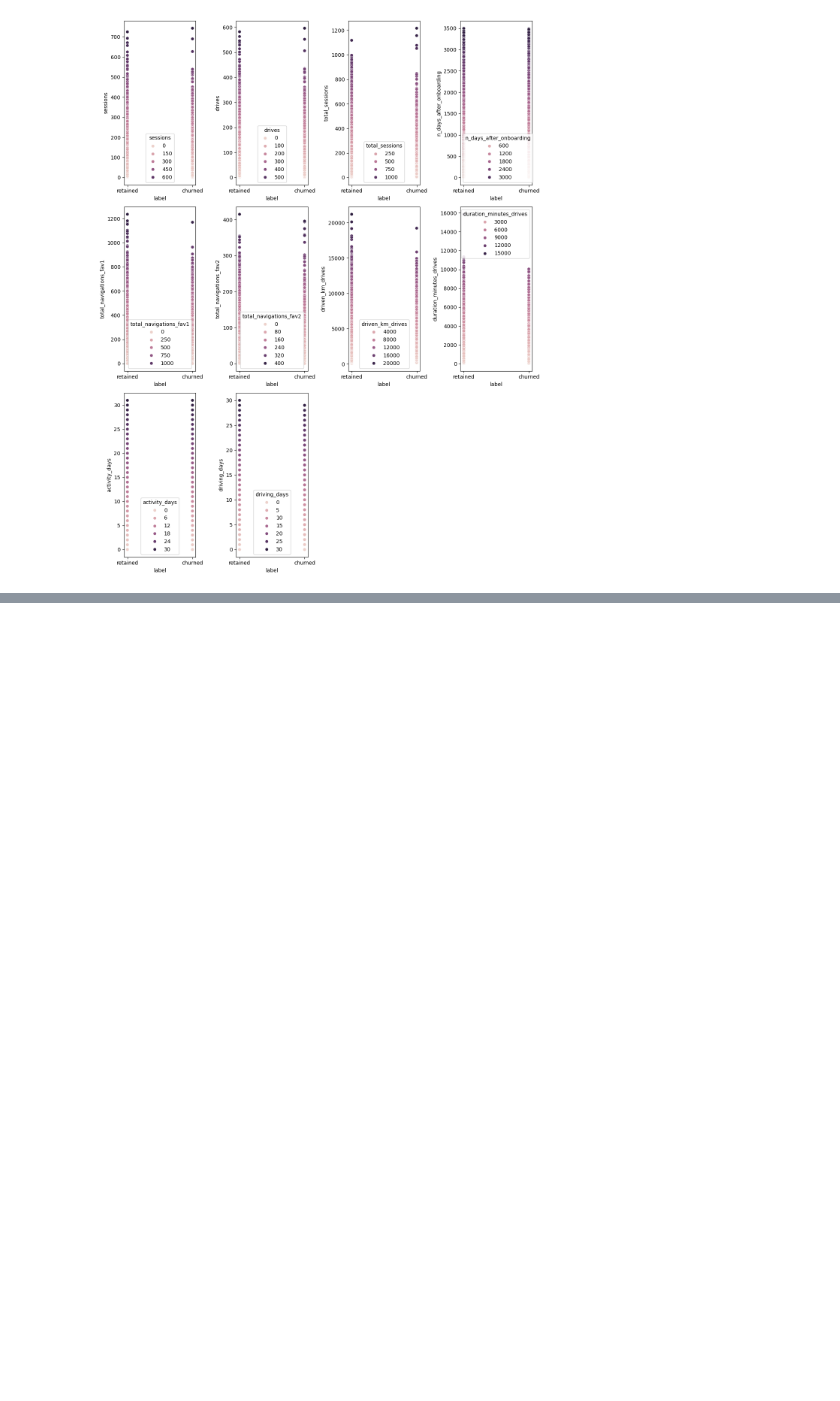
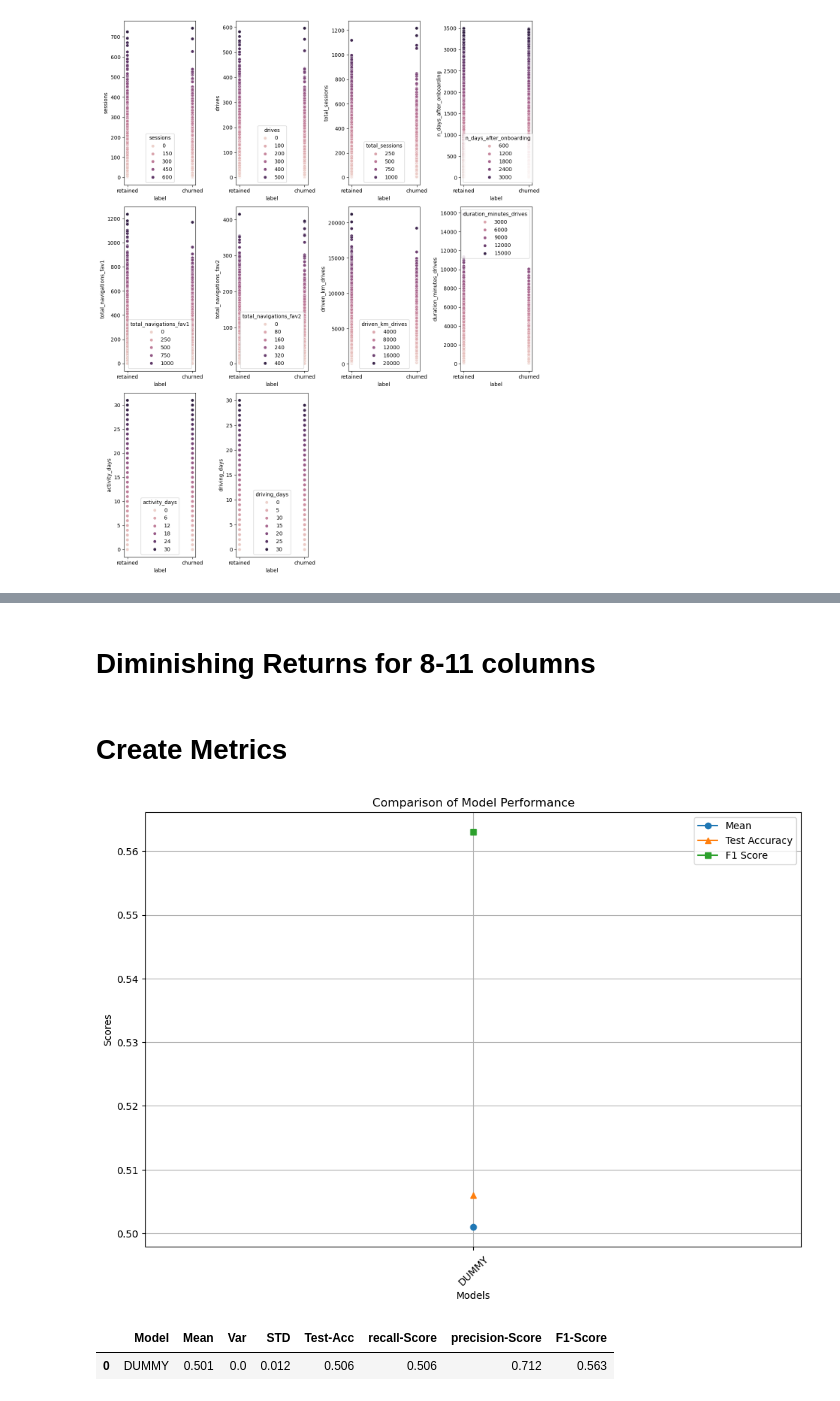
Before and after one commit to MaukanMir/Waze-Analysis, a Jupyter notebook: training.ipynb, the cells around one changed output, grey strips where cells are left out. Cells and saved outputs as stored; diff of their text form; code cells hidden in the pictures; blank space fills up the shorter version.

Commit message:
added baseline model

```diff
--- a/training.ipynb
+++ b/training.ipynb
@@ -603,0 +630,17 @@ scatter_plot(full_df, numeric_types.columns, "label")
+# %% [markdown]
+# Diminishing Returns for 8-11 columns
+# %% [markdown]
+# Create Metrics
+# %%
+acc_metric = make_scorer(accuracy_score, greater_is_better=True)
+f1_metric = make_scorer(f1_score, greater_is_better=True, average="weighted")
+precision_metric = make_scorer(precision_score, greater_is_better=True, average='weighted')
+recall_metric = make_scorer(recall_score, greater_is_better=True, average='weighted')
+# %%
+model_name = ["DUMMY"]
+models = grab_selected_models(model_name)
+test_selected_models(preprocessor,model_name, models, X, y_encoded, acc_metric)
+# %% [output]
+[figure, added]
+|  | Model | Mean | Var | STD | Test-Acc | recall-Score | precision-Score | F1-Score |
+| 0 | DUMMY | 0.501 | 0.0 | 0.012 | 0.506 | 0.506 | 0.712 | 0.563 |
```
Also changed, not shown: parts of 4 cells of this notebook.
